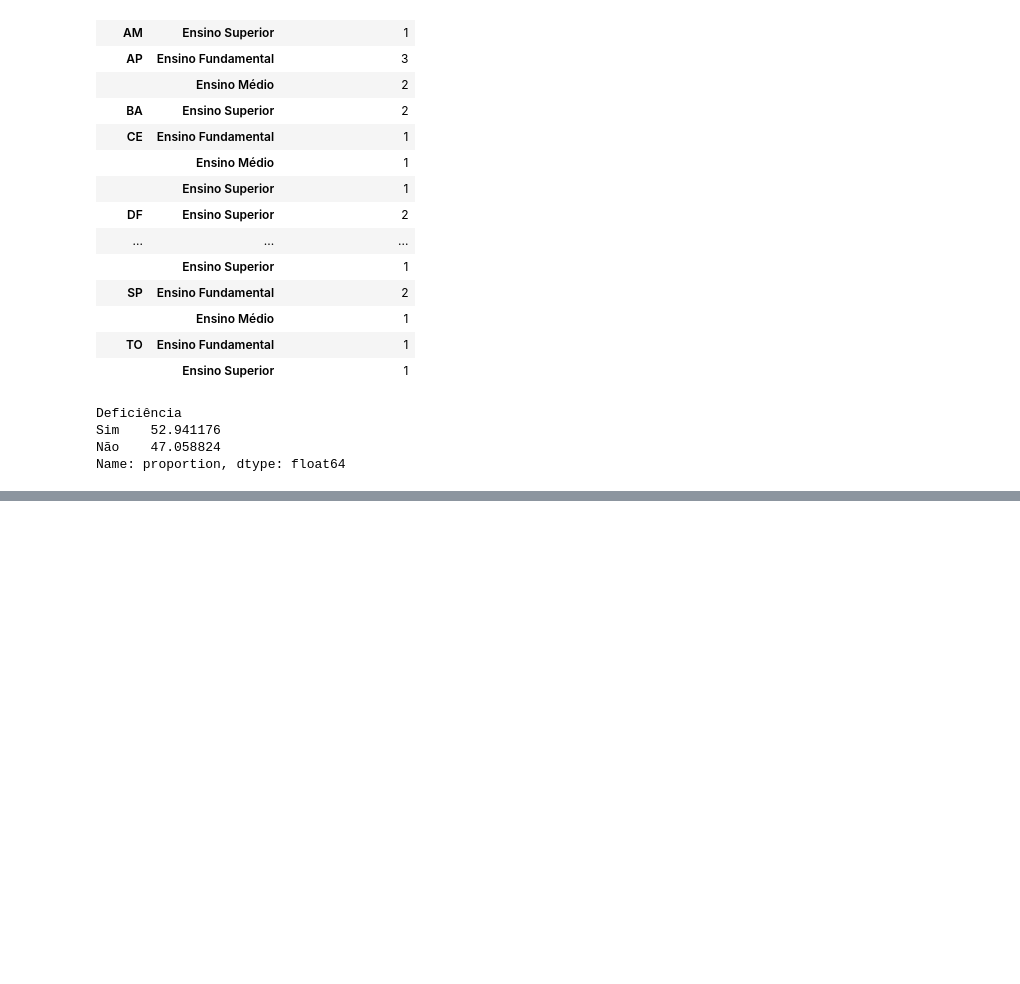
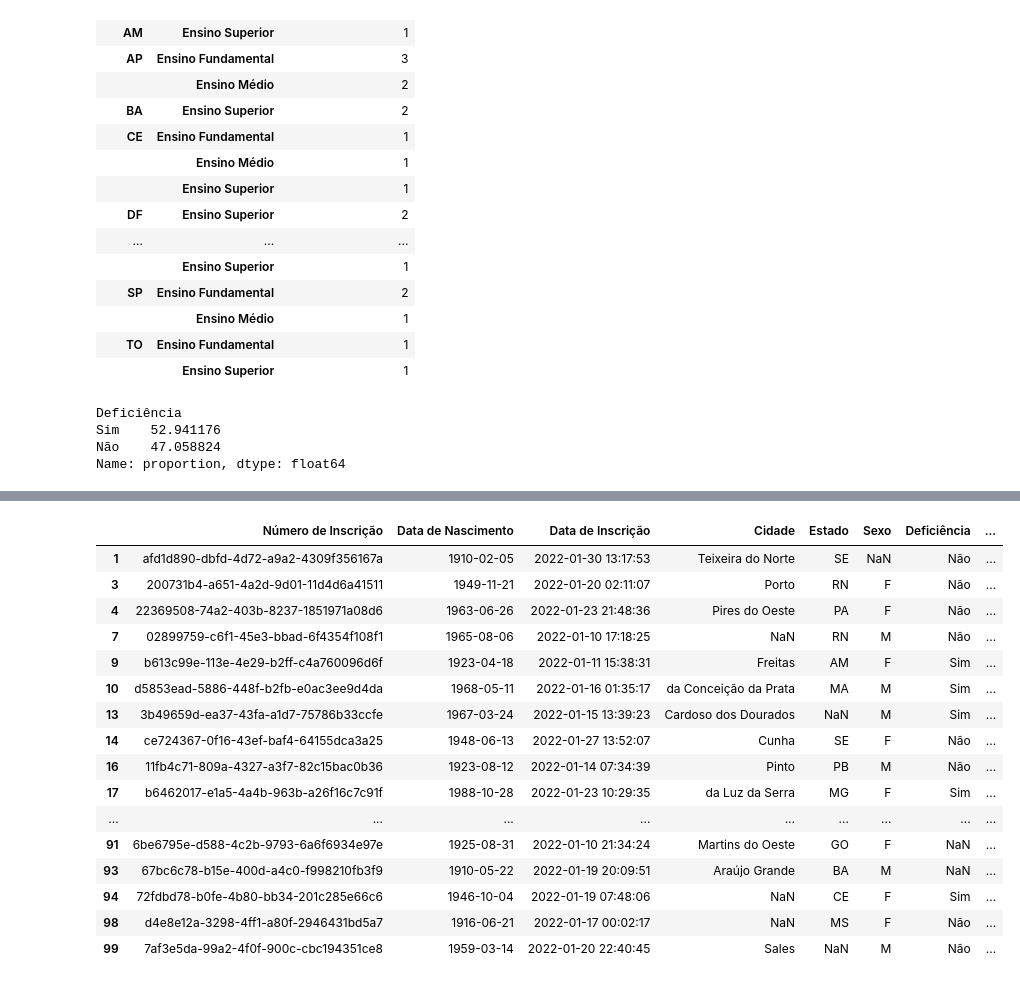
Before and after one commit to lidiaperside/python-para-dados-womakerscode, a Jupyter notebook: pratica-pandas.ipynb, the cells around one changed output, grey strips where cells are left out. Cells and saved outputs as stored; diff of their text form; code cells hidden in the pictures; blank space fills up the shorter version.

```diff
--- a/pratica-pandas.ipynb
+++ b/pratica-pandas.ipynb
@@ -184,0 +219,3 @@ Name: proportion, dtype: float64
+# %%
+#11. Quantas pessoas nasceram antes de 1995?
+df_concurso['Data de Nascimento'] = pd.to_datetime(df_concurso['Data de Nascimento'])
@@ -184,0 +257,21 @@ Name: proportion, dtype: float64
+# %%
+df_antes_95 = df_concurso.loc[df_concurso['Data de Nascimento']< np.datetime64('1995')]
+df_antes_95
+# %% [output]
+|  | Número de Inscrição | Data de Nascimento | Data de Inscrição | Cidade | Estado | Sexo | Deficiência | ... |
+| 1 | afd1d890-dbfd-4d72-a9a2-4309f356167a | 1910-02-05 | 2022-01-30 13:17:53 | Teixeira do Norte | SE | NaN | Não | ... |
+| 3 | 200731b4-a651-4a2d-9d01-11d4d6a41511 | 1949-11-21 | 2022-01-20 02:11:07 | Porto | RN | F | Não | ... |
+| 4 | 22369508-74a2-403b-8237-1851971a08d6 | 1963-06-26 | 2022-01-23 21:48:36 | Pires do Oeste | PA | F | Não | ... |
+| 7 | 02899759-c6f1-45e3-bbad-6f4354f108f1 | 1965-08-06 | 2022-01-10 17:18:25 | NaN | RN | M | Não | ... |
+| 9 | b613c99e-113e-4e29-b2ff-c4a760096d6f | 1923-04-18 | 2022-01-11 15:38:31 | Freitas | AM | F | Sim | ... |
+| 10 | d5853ead-5886-448f-b2fb-e0ac3ee9d4da | 1968-05-11 | 2022-01-16 01:35:17 | da Conceição da Prata | MA | M | Sim | ... |
+| 13 | 3b49659d-ea37-43fa-a1d7-75786b33ccfe | 1967-03-24 | 2022-01-15 13:39:23 | Cardoso dos Dourados | NaN | M | Sim | ... |
+| 14 | ce724367-0f16-43ef-baf4-64155dca3a25 | 1948-06-13 | 2022-01-27 13:52:07 | Cunha | SE | F | Não | ... |
+| 16 | 11fb4c71-809a-4327-a3f7-82c15bac0b36 | 1923-08-12 | 2022-01-14 07:34:39 | Pinto | PB | M | Não | ... |
+| 17 | b6462017-e1a5-4a4b-963b-a26f16c7c91f | 1988-10-28 | 2022-01-23 10:29:35 | da Luz da Serra | MG | F | Sim | ... |
+| ... | ... | ... | ... | ... | ... | ... | ... | ... |
+| 91 | 6be6795e-d588-4c2b-9793-6a6f6934e97e | 1925-08-31 | 2022-01-10 21:34:24 | Martins do Oeste | GO | F | NaN | ... |
+| 93 | 67bc6c78-b15e-400d-a4c0-f998210fb3f9 | 1910-05-22 | 2022-01-19 20:09:51 | Araújo Grande | BA | M | NaN | ... |
+| 94 | 72fdbd78-b0fe-4b80-bb34-201c285e66c6 | 1946-10-04 | 2022-01-19 07:48:06 | NaN | CE | F | Sim | ... |
+| 98 | d4e8e12a-3298-4ff1-a80f-2946431bd5a7 | 1916-06-21 | 2022-01-17 00:02:17 | NaN | MS | F | Não | ... |
+| 99 | 7af3e5da-99a2-4f0f-900c-cbc194351ce8 | 1959-03-14 | 2022-01-20 22:40:45 | Sales | NaN | M | Não | ... |
```
Also changed, not shown: parts of 8 cells of this notebook.
